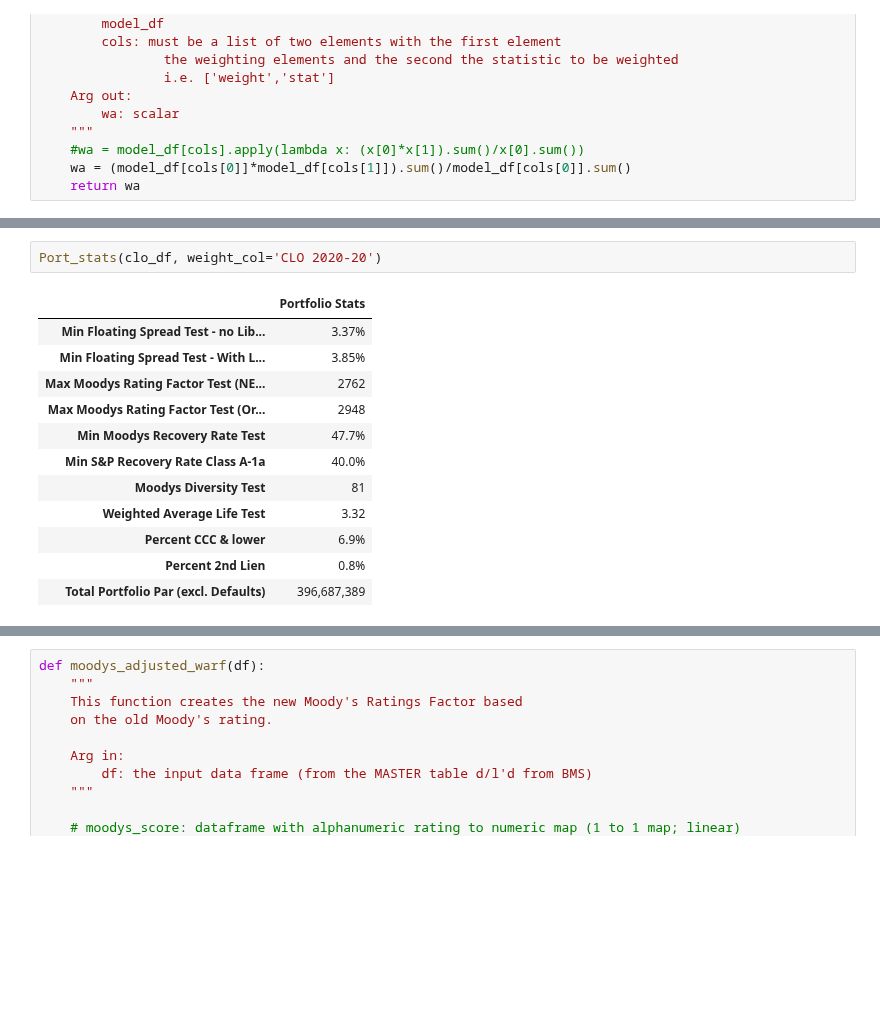
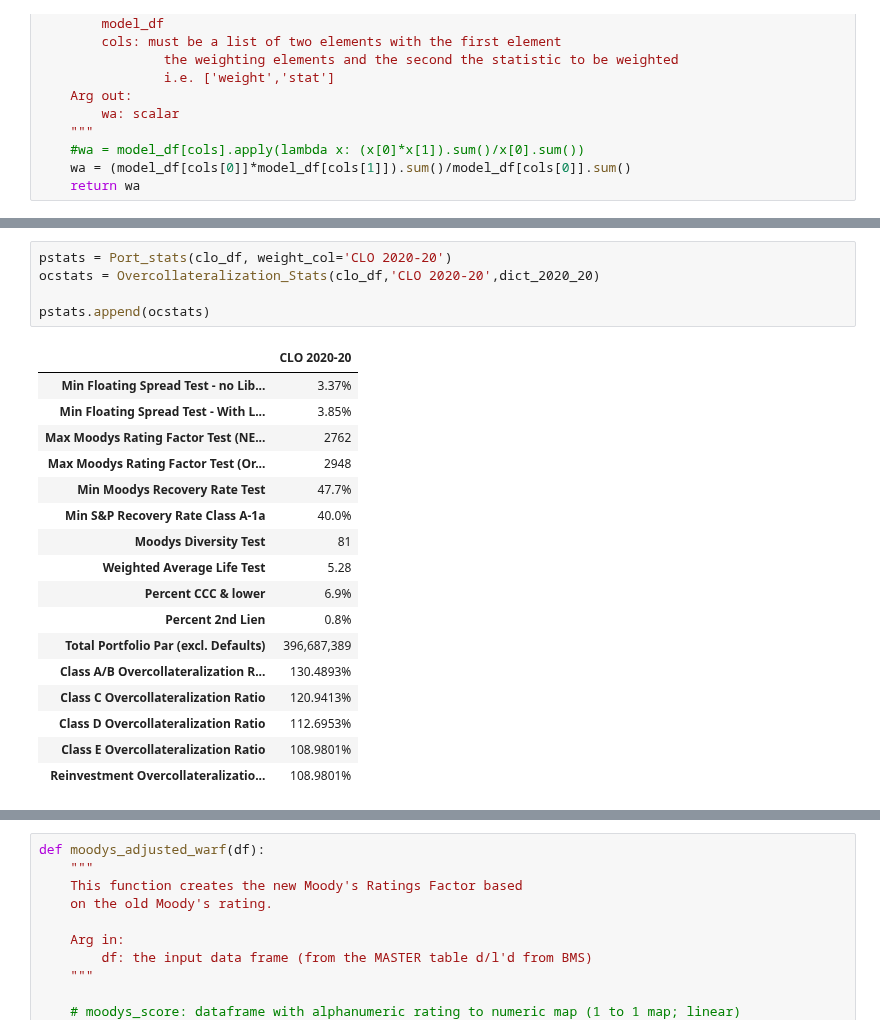
Before and after one commit to joshknechtel-gs/RM-IT, a Jupyter notebook: ComplianceChecks.ipynb, the cells around one changed output, grey strips where cells are left out. Cells and saved outputs as stored; diff of their text form; blank space fills up the shorter version.

```diff
--- a/ComplianceChecks.ipynb
+++ b/ComplianceChecks.ipynb
@@ -468,9 +498,12 @@ def percentage_C(model_df,weight_col='Par_no_default'):
     perC = model_df.loc[model_df['Adjusted Moodys Rating'].str.match('C'),[weight_col]].sum()/model_df[[weight_col]].sum()
     return perC.values[0]
 # %%
-Port_stats(clo_df, weight_col='CLO 2020-20')
+pstats = Port_stats(clo_df, weight_col='CLO 2020-20')
+ocstats = Overcollateralization_Stats(clo_df,'CLO 2020-20',dict_2020_20)
+
+pstats.append(ocstats)
 # %% [output]
-|  | Portfolio Stats |
+|  | CLO 2020-20 |
 | Min Floating Spread Test - no Lib... | 3.37% |
 | Min Floating Spread Test - With L... | 3.85% |
 | Max Moodys Rating Factor Test (NE... | 2762 |
@@ -478,7 +511,12 @@ Port_stats(clo_df, weight_col='CLO 2020-20')
 | Min Moodys Recovery Rate Test | 47.7% |
 | Min S&P Recovery Rate Class A-1a | 40.0% |
 | Moodys Diversity Test | 81 |
-| Weighted Average Life Test | 3.32 |
+| Weighted Average Life Test | 5.28 |
 | Percent CCC & lower | 6.9% |
 | Percent 2nd Lien | 0.8% |
 | Total Portfolio Par (excl. Defaults) | 396,687,389 |
+| Class A/B Overcollateralization R... | 130.4893% |
+| Class C Overcollateralization Ratio | 120.9413% |
+| Class D Overcollateralization Ratio | 112.6953% |
+| Class E Overcollateralization Ratio | 108.9801% |
+| Reinvestment Overcollateralizatio... | 108.9801% |
```
Also changed, not shown: parts of 31 cells of this notebook.
